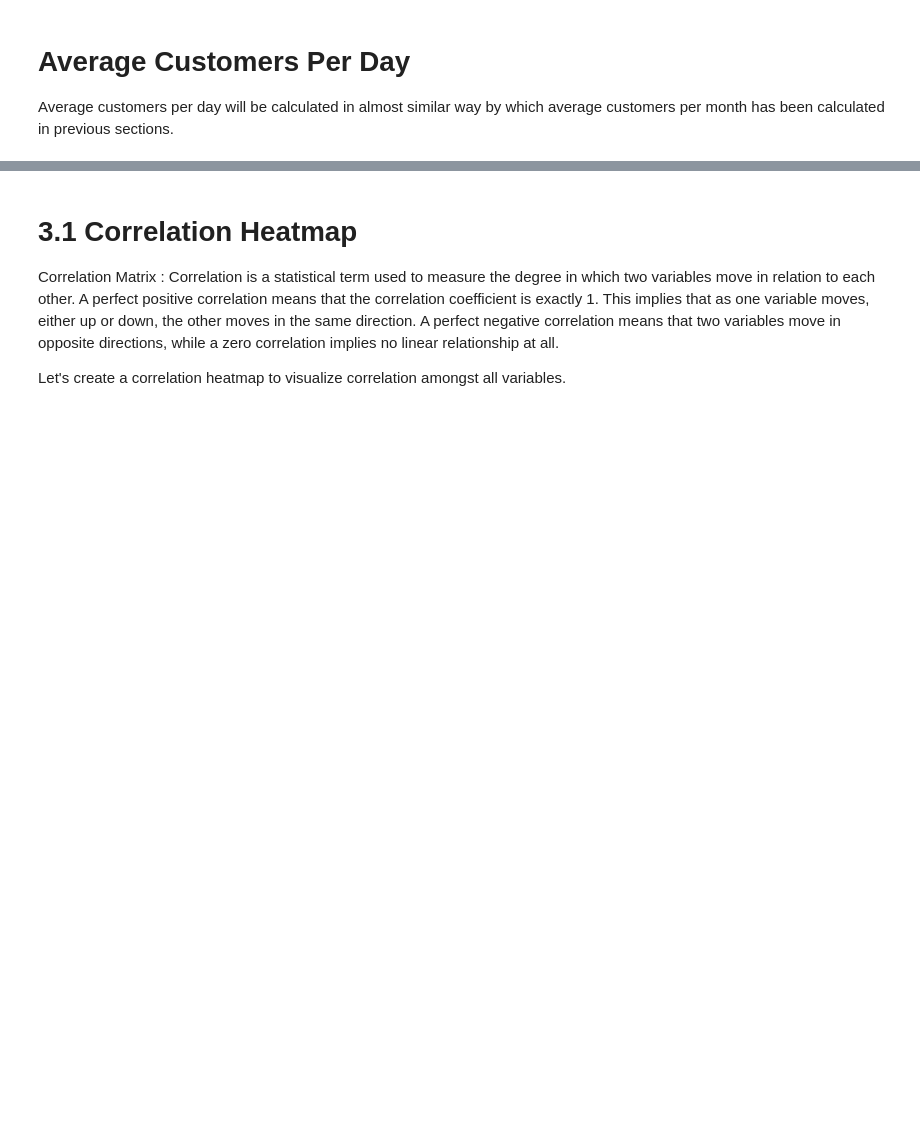
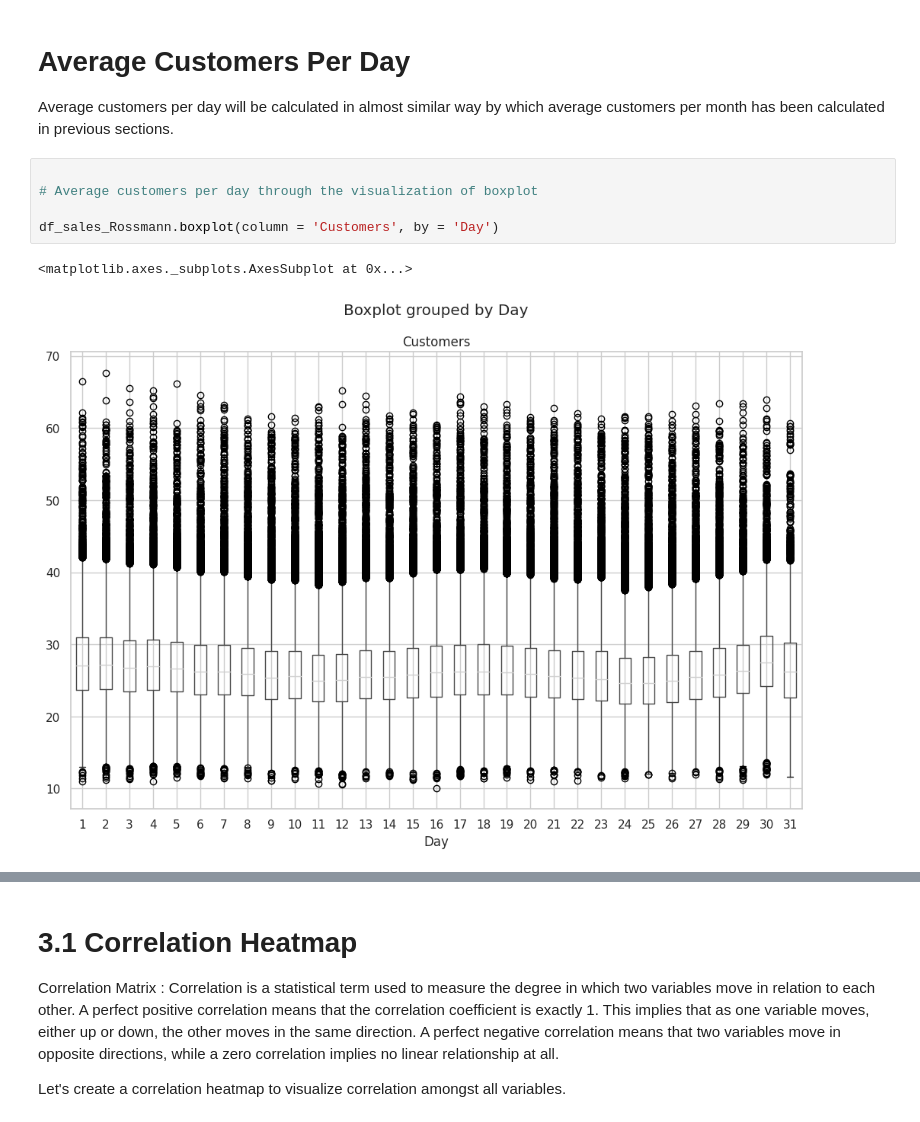
Before and after one commit to saptaksubhra/Regression-ML-Retail-Sales-Prediction-Rossmann, a Jupyter notebook: Rossmann_Sales_Prediction_Final_Notebook_Capstone_Project.ipynb, the cells around one changed output, grey strips where cells are left out. Cells and saved outputs as stored; diff of their text form; blank space fills up the shorter version.

```diff
--- a/Rossmann_Sales_Prediction_Final_Notebook_Capstone_Project.ipynb
+++ b/Rossmann_Sales_Prediction_Final_Notebook_Capstone_Project.ipynb
@@ -1092,6 +1122,14 @@ plt.show()
 # Average Customers Per Day
 
 Average customers per day will be calculated in almost similar way by which average customers per month has been calculated in previous sections.
+# %%
+
+# Average customers per day through the visualization of boxplot
+
+df_sales_Rossmann.boxplot(column = 'Customers', by = 'Day')
+# %% [output]
+<matplotlib.axes._subplots.AxesSubplot at 0x...>
+[figure, added]
 # %%
 # Data visualization of average customers per day
 
```
Also changed, not shown: parts of 44 cells of this notebook.
